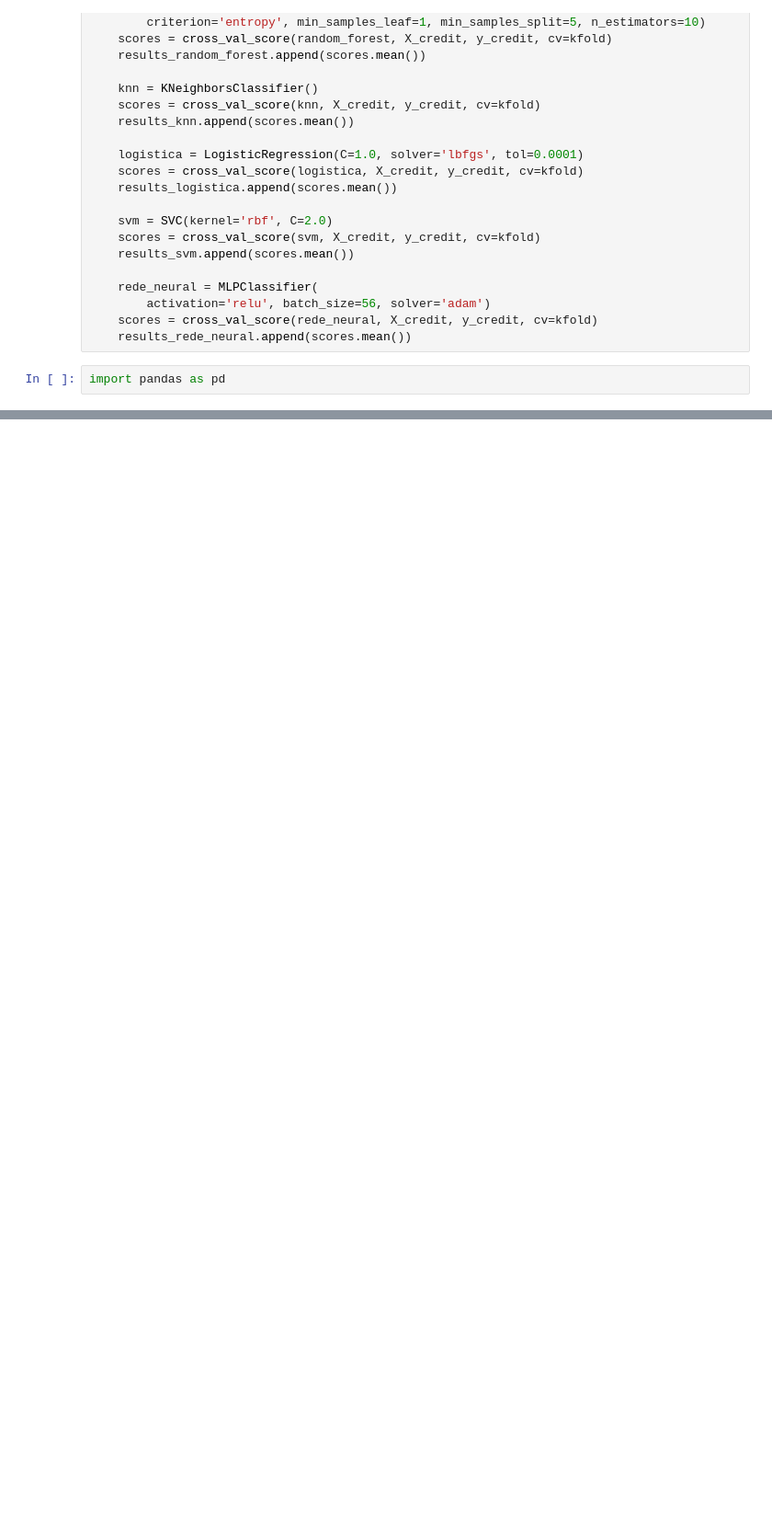
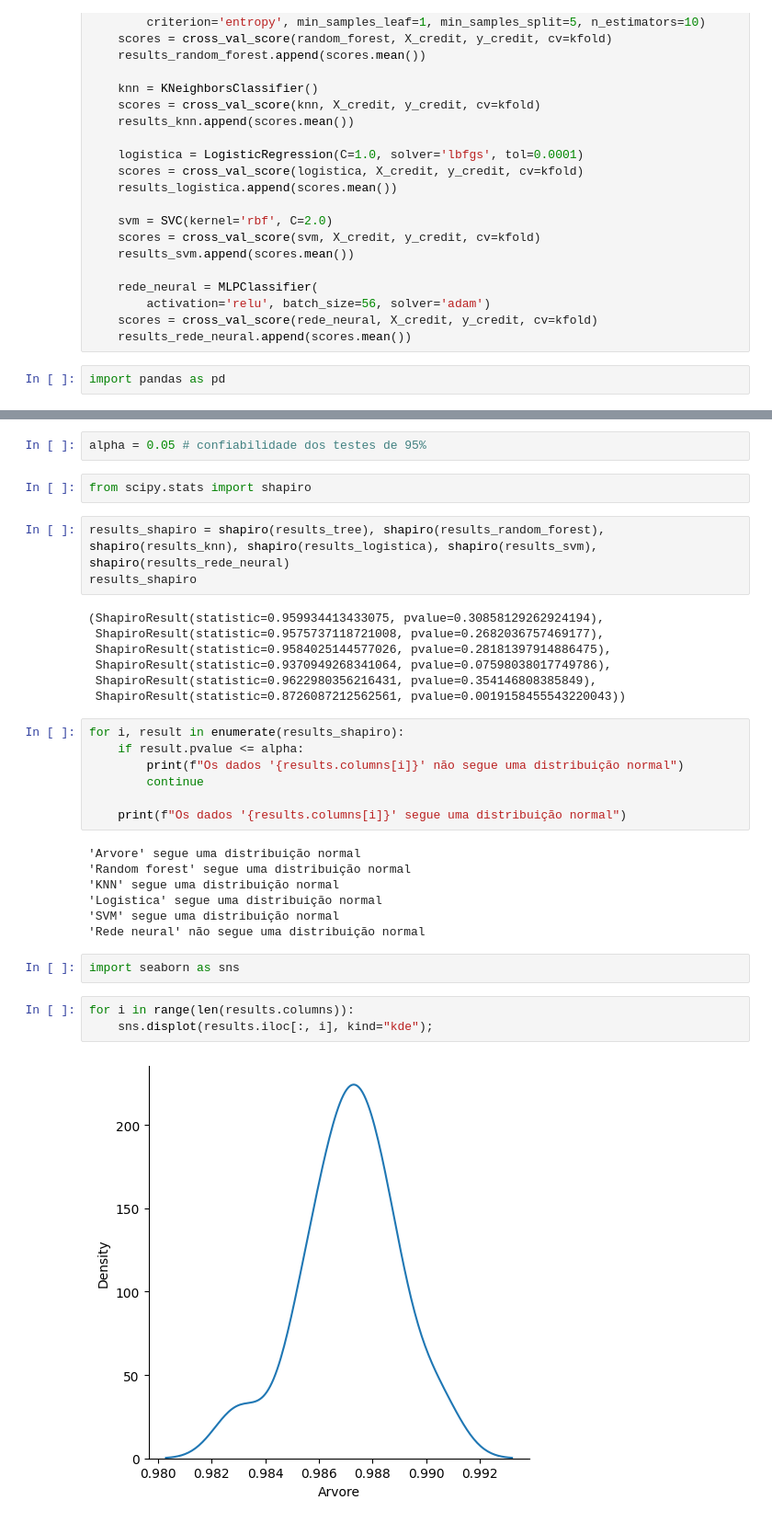
Before and after one commit to ImGabreuw/machine-learning-e-data-science-com-python, a Jupyter notebook: avaliacao-de-algoritmos-de-classificacao/projects/parameters-adjustment.ipynb, the cells around one changed output, grey strips where cells are left out. Shown at 92% size. Saved outputs shown, nothing was run; the diff lists cells and outputs as text; blank space fills up the shorter version.

Commit message:
Aula 138: Teste de normalidade nos resultados

```diff
--- a/avaliacao-de-algoritmos-de-classificacao/projects/parameters-adjustment.ipynb
+++ b/avaliacao-de-algoritmos-de-classificacao/projects/parameters-adjustment.ipynb
@@ -283,0 +286,35 @@ dtype: float64
+# %%
+alpha = 0.05 # confiabilidade dos testes de 95%
+# %%
+from scipy.stats import shapiro
+# %%
+results_shapiro = shapiro(results_tree), shapiro(results_random_forest), shapiro(results_knn), shapiro(results_logistica), shapiro(results_svm), shapiro(results_rede_neural)
+results_shapiro
+# %% [output]
+(ShapiroResult(statistic=0.959934413433075, pvalue=0.30858129262924194),
+ ShapiroResult(statistic=0.9575737118721008, pvalue=0.2682036757469177),
+ ShapiroResult(statistic=0.9584025144577026, pvalue=0.28181397914886475),
+ ShapiroResult(statistic=0.9370949268341064, pvalue=0.07598038017749786),
+ ShapiroResult(statistic=0.9622980356216431, pvalue=0.354146808385849),
+ ShapiroResult(statistic=0.8726087212562561, pvalue=0.0019158455543220043))
+# %%
+for i, result in enumerate(results_shapiro):
+    if result.pvalue <= alpha:
+        print(f"Os dados '{results.columns[i]}' não segue uma distribuição normal")
+        continue
+
+    print(f"Os dados '{results.columns[i]}' segue uma distribuição normal")
+# %% [output]
+'Arvore' segue uma distribuição normal
+'Random forest' segue uma distribuição normal
+'KNN' segue uma distribuição normal
+'Logistica' segue uma distribuição normal
+'SVM' segue uma distribuição normal
+'Rede neural' não segue uma distribuição normal
+# %%
+import seaborn as sns
+# %%
+for i in range(len(results.columns)):
+    sns.displot(results.iloc[:, i], kind="kde");
+# %% [output]
+[figure, added]
```
Also changed, not shown: parts of 7 cells of this notebook, 1 other file.
